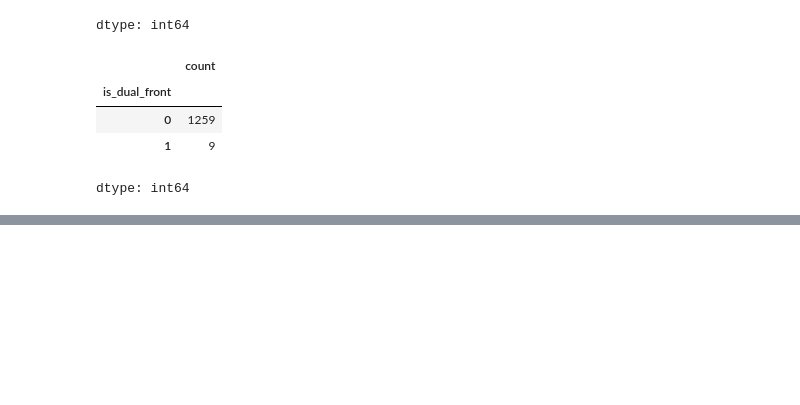
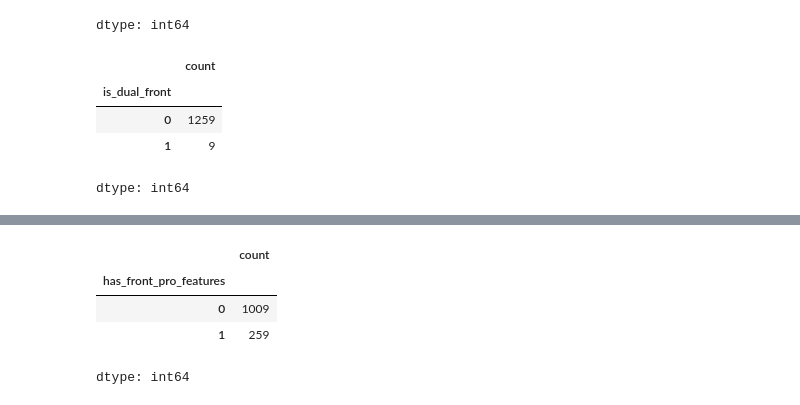
Before and after one commit to rajeshxdatascience/smartphone-recommender-system, a Jupyter notebook: SpecLens_AI_Data_Engineering.ipynb, the cells around one changed output, grey strips where cells are left out. Drawn from its saved outputs; the diff is of its cells as text; code cells hidden in the pictures; blank space fills up the shorter version.

```diff
--- a/SpecLens_AI_Data_Engineering.ipynb
+++ b/SpecLens_AI_Data_Engineering.ipynb
@@ -4274,0 +4316,10 @@ dtype: int64
+# %%
+df['has_front_pro_features'] = df['front_cam_features'].str.contains(r'Cinematic|Dual Video|Time-lapse|Pro|Zeiss', case=False, na=False).astype(int)
+# %%
+df['has_front_pro_features'].value_counts()
+# %% [output]
+|  | count |
+| has_front_pro_features |  |
+| 0 | 1009 |
+| 1 | 259 |
+dtype: int64
```
Also changed, not shown: parts of 6 cells of this notebook.
